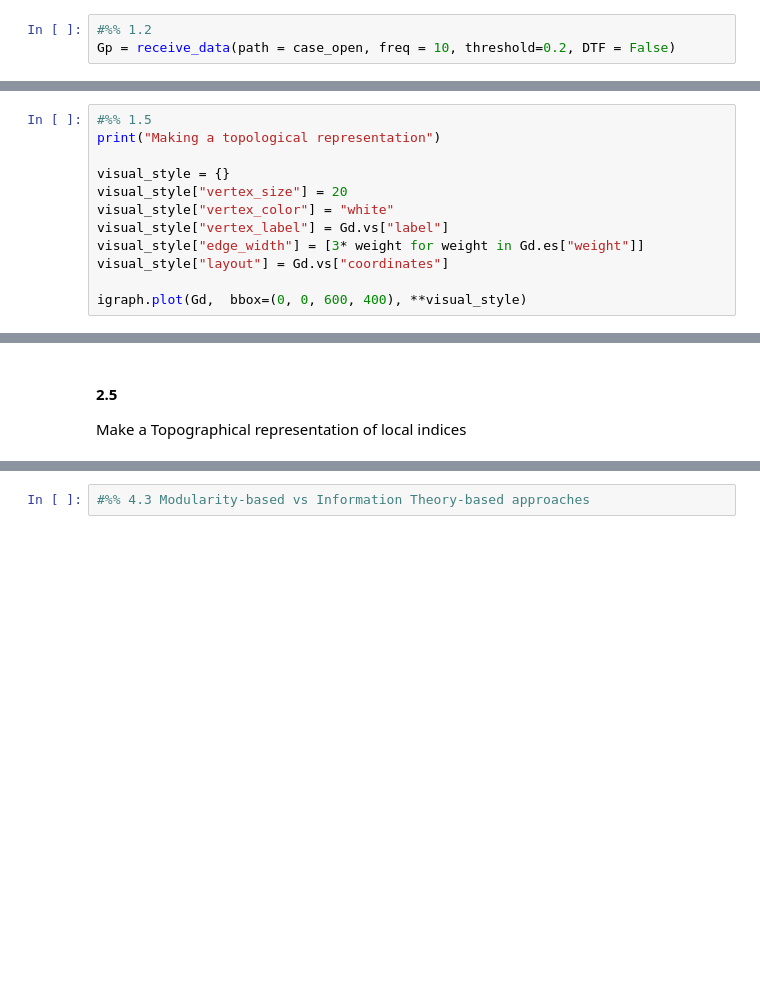
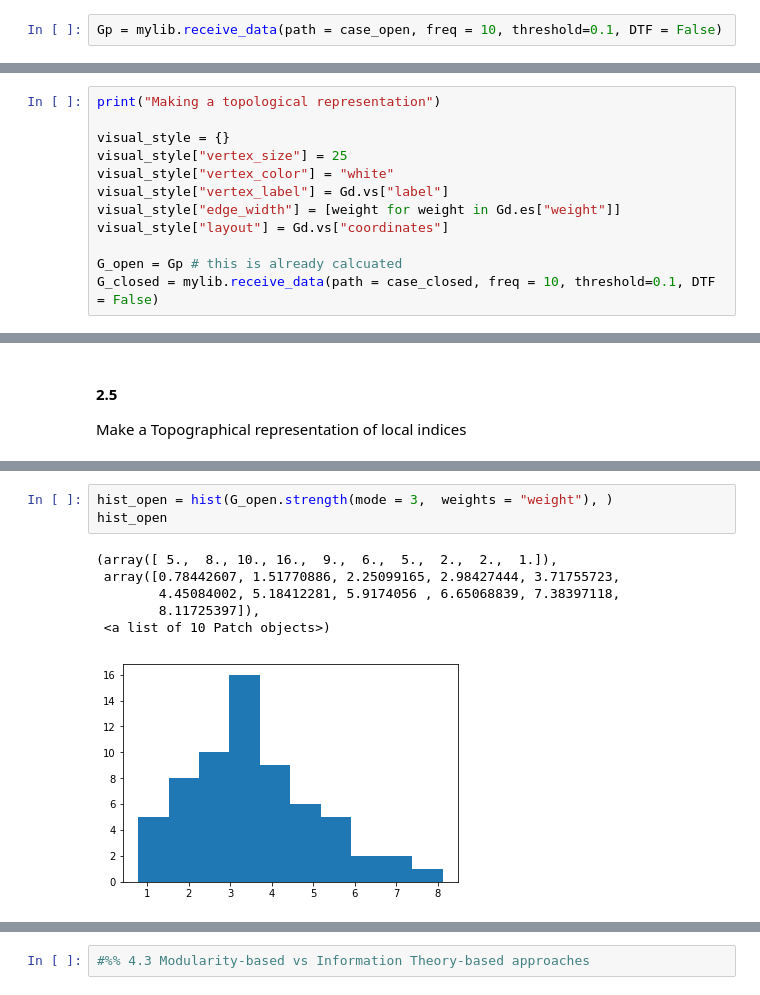
Before and after one commit to mattiapdo/brain_network_study_during_rest_state, a Jupyter notebook: main.ipynb, the cells around one changed output, grey strips where cells are left out. Drawn from its saved outputs; the diff is of its cells as text; blank space fills up the shorter version.

```diff
--- a/main.ipynb
+++ b/main.ipynb
@@ -95,6 +45,5 @@ Perform task 1.1 using both estimators (PDC and DTF).
 # %%
-#%% 1.2
-Gp = receive_data(path = case_open, freq = 10, threshold=0.2, DTF = False)
+Gp = mylib.receive_data(path = case_open, freq = 10, threshold=0.1, DTF = False)
 # %% [output]
 Loading data from ./data/S001R01.edf ...
 ...done
@@ -122,14 +98,14 @@ Make a topographical representation of the networks.
 # %%
-#%% 1.5
 print("Making a topological representation")
 
 visual_style = {}
-visual_style["vertex_size"] = 20
+visual_style["vertex_size"] = 25
 visual_style["vertex_color"] = "white"
 visual_style["vertex_label"] = Gd.vs["label"]
-visual_style["edge_width"] = [3* weight for weight in Gd.es["weight"]]
+visual_style["edge_width"] = [weight for weight in Gd.es["weight"]]
 visual_style["layout"] = Gd.vs["coordinates"]
 
-igraph.plot(Gd,  bbox=(0, 0, 600, 400), **visual_style)
+G_open = Gp # this is already calcuated
+G_closed = mylib.receive_data(path = case_closed, freq = 10, threshold=0.1, DTF = False)
 # %% [output]
 Making a topological representation
@@ -334,0 +424,10 @@ Topographical representation of weighted out-degree
+# %%
+hist_open = hist(G_open.strength(mode = 3,  weights = "weight"), )
+hist_open
+# %% [output]
+(array([ 5.,  8., 10., 16.,  9.,  6.,  5.,  2.,  2.,  1.]),
+ array([0.78442607, 1.51770886, 2.25099165, 2.98427444, 3.71755723,
+        4.45084002, 5.18412281, 5.9174056 , 6.65068839, 7.38397118,
+        8.11725397]),
+ <a list of 10 Patch objects>)
+[figure, added]
```
Also changed, not shown: parts of 38 cells of this notebook, 34 other files.
